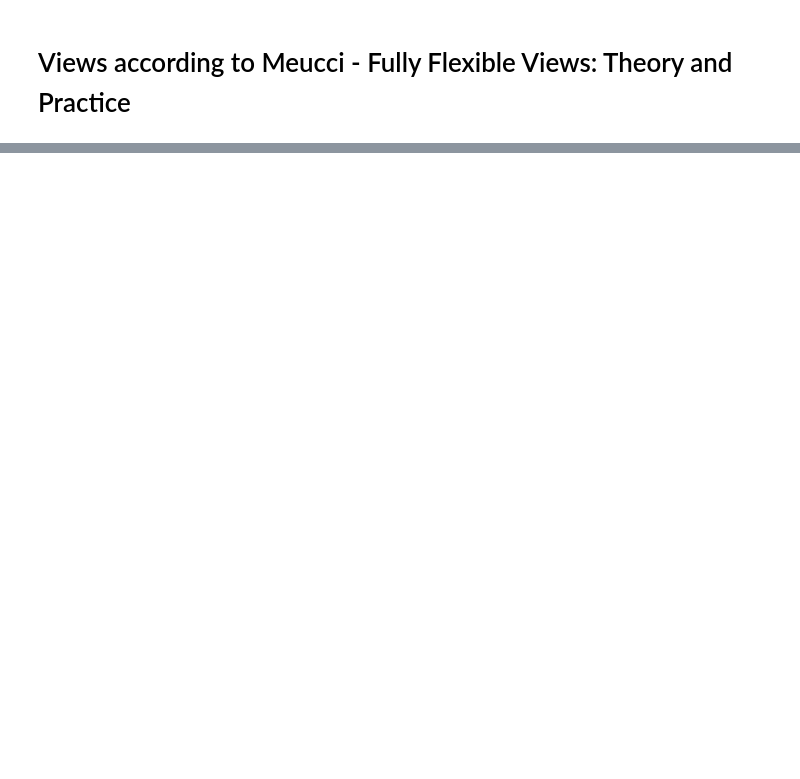
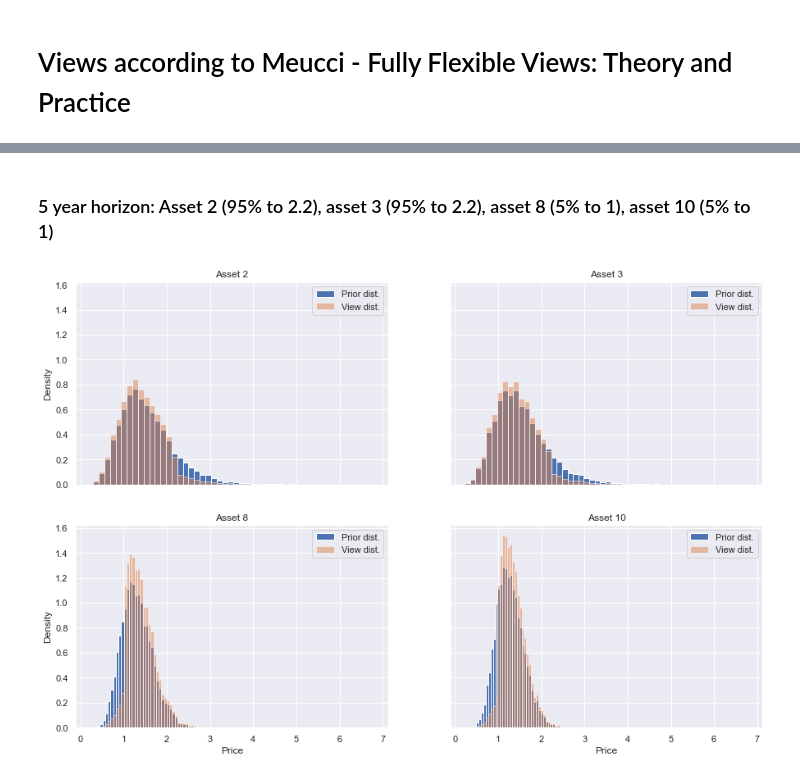
Before and after one commit to frgy17ac/Exammmmm, a Jupyter notebook: Solutions/Solution to Optimizing portfolios.ipynb, the cells around one changed output, grey strips where cells are left out. Saved outputs shown, nothing was run; the diff lists cells and outputs as text; code cells hidden in the pictures; blank space fills up the shorter version.

Commit message:
Views!!!

```diff
--- a/Solutions/Solution to Optimizing portfolios.ipynb
+++ b/Solutions/Solution to Optimizing portfolios.ipynb
@@ -657,0 +719,53 @@ plt.show()
+# %% [markdown]
+### 5 year horizon: Asset 2 (95% to 2.2), asset 3 (95% to 2.2), asset 8 (5% to 1), asset 10 (5% to 1)
+# %%
+# H matrix specifies the linear equality constraints
+# We add the constraint that the weights need to sum to one
+
+horizon = 5 # Horizon 1 or 5
+num_sim = 10000 # 10,000 simulations per asset
+init_probs = np.array([1 / num_sim] * num_sim) # Initial probabilities
+
+which_asset = [2, 3, 8, 10] # Which asset we apply a view on
+which_quantile = [0.95, 0.95, 0.05, 0.05] # The quantile of interest
+target_for_quantile = [2.2, 2.2, 1, 1] # The target value we set for the quantile
+
+p_tilde_fivey = dict()
+
+order_one = [0, 0, 1, 1]
+order_two = [0, 1, 0, 1]
+
+fig, ax = plt.subplots(2, 2, figsize = (15,10), sharex = True, sharey = True)
+
+for i, j, k, l, m in zip(which_asset, which_quantile, target_for_quantile, order_one, order_two):
+
+    bool_vector = np.array((asset[i].iloc[horizon, :] < k) * 1) # Vector of 1's and 0's
+    H_matrix = np.vstack((np.ones(num_sim), bool_vector)) # Linear equality constraints
+    h_vector = np.array([1.0, j]) # Weights add to 1, view on the quantile of interest
+
+    # Maximize Lagrangian dual
+    # x0 are the start values for the Lagrangian multipliers in vector v
+
+    res = optimize.minimize(fun = lagrangian_dual_function, x0 = [0.0, 0.0], args = (init_probs, H_matrix, h_vector))
+
+    # Calculate p tilde, i.e., the probabilities that makes the posterior distribution satisfy our view(s) while preserving as much
+    # of the structure of the prior distribution
+
+    p_tilde_fivey[i] = calculate_p_tilde(res.x, init_probs, H_matrix)
+
+    # Plotting asset distributions
+
+    ax[l, m].hist(asset[i].iloc[horizon, :], bins = 50, density = True, label = "Prior dist.")
+    ax[l, m].hist(asset[i].iloc[horizon, :], bins = 50, weights = p_tilde_fivey[i], density = True, alpha = 0.5, label = "View dist.")
+
+    ax[l, m].set_title("Asset {}".format(i))
+    ax[l, m].legend()
+
+ax[1, 0].set_xlabel('Price')
+ax[1, 1].set_xlabel('Price')
+ax[0, 0].set_ylabel('Density')
+ax[1, 0].set_ylabel('Density')
+
+plt.show()
+# %% [output]
+[figure, added]
```
Also changed, not shown: parts of 20 cells of this notebook.
